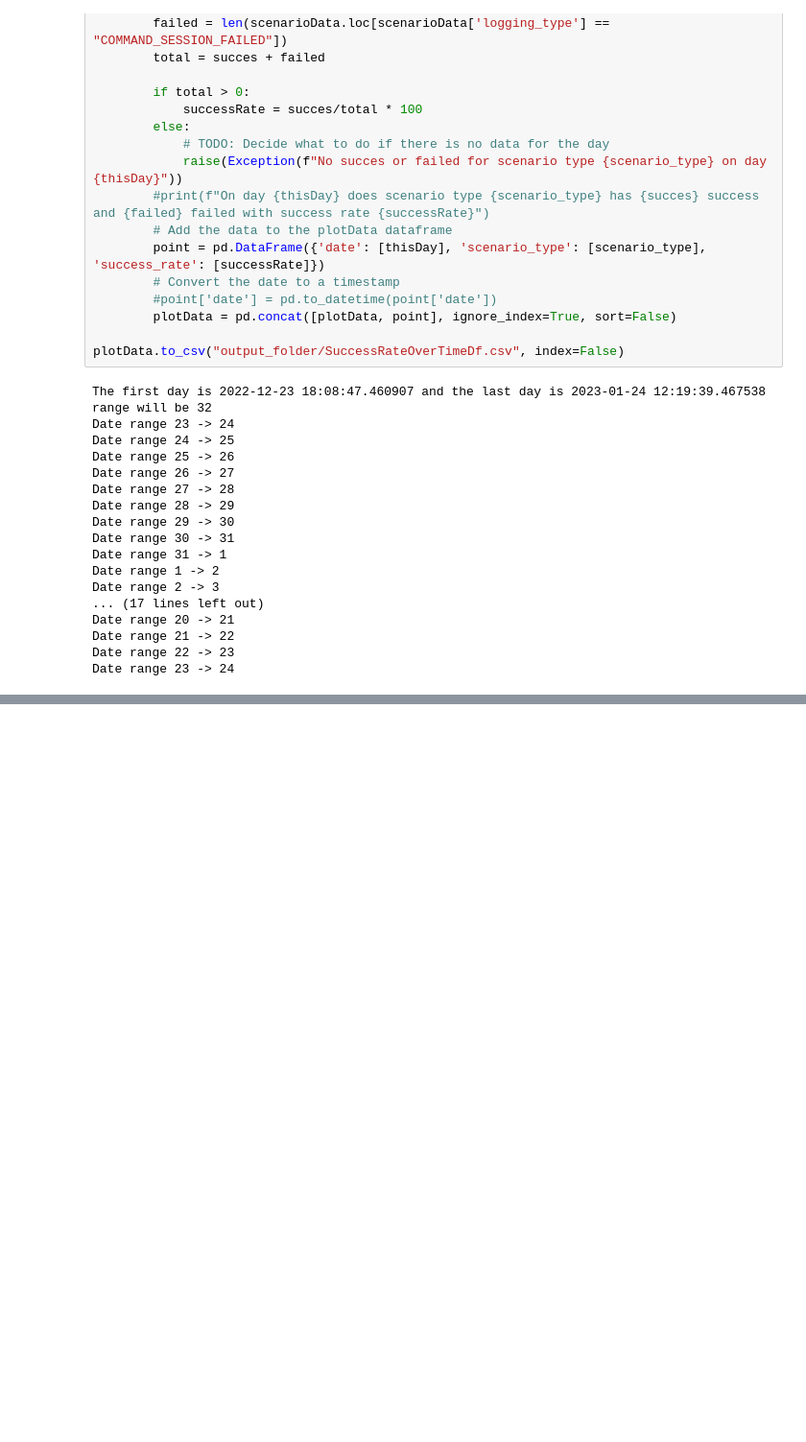
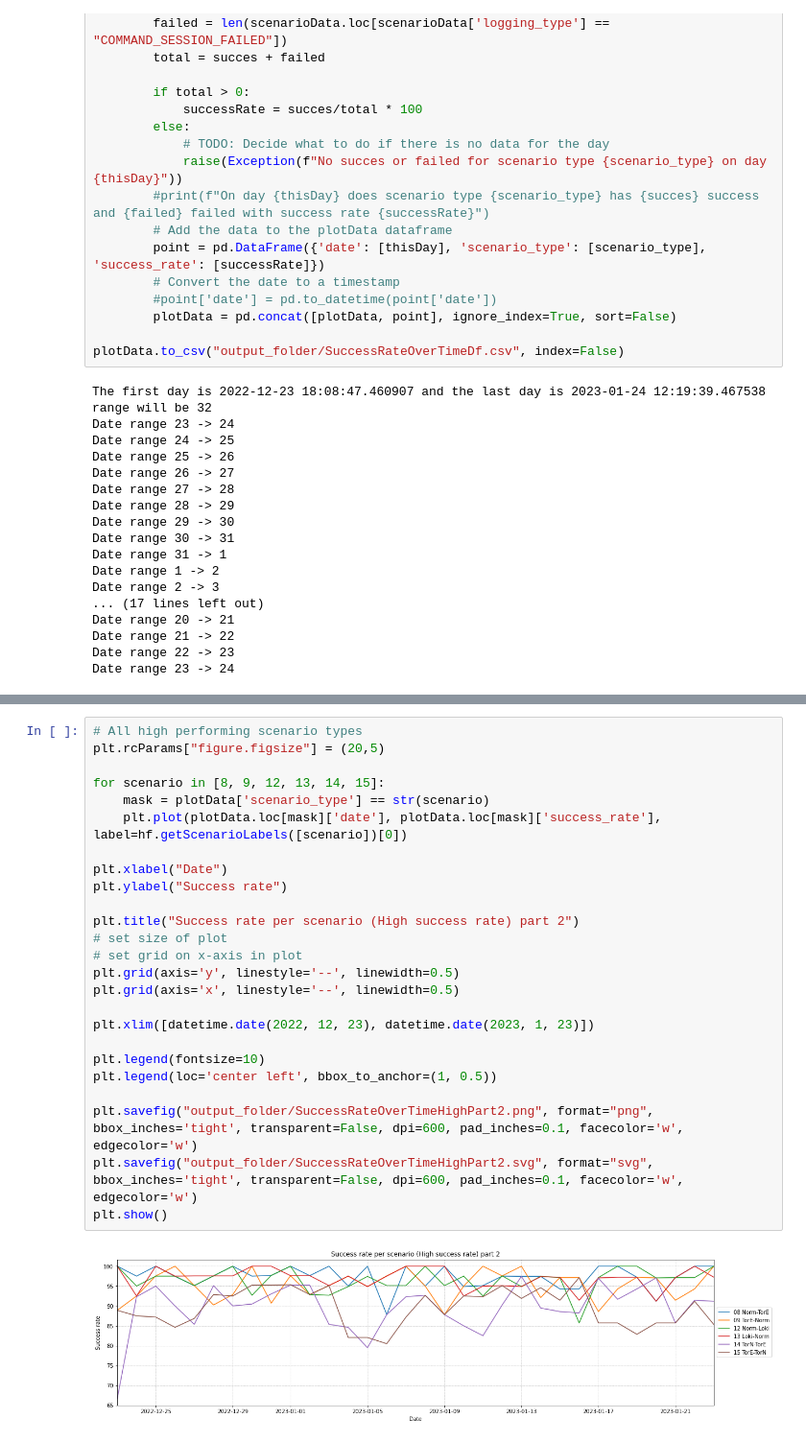
Before and after one commit to Master2022E/OnionRTC-experiment, a Jupyter notebook: Dataprocess/SuccessRateOverTime.ipynb, the cells around one changed output, grey strips where cells are left out. Shown at 96% size. Drawn from its saved outputs; the diff is of its cells as text; blank space fills up the shorter version.

```diff
--- a/Dataprocess/SuccessRateOverTime.ipynb
+++ b/Dataprocess/SuccessRateOverTime.ipynb
@@ -177,3 +210,30 @@ plt.show()
+# %%
+# All high performing scenario types
+plt.rcParams["figure.figsize"] = (20,5)
+
+for scenario in [8, 9, 12, 13, 14, 15]:
+    mask = plotData['scenario_type'] == str(scenario)
+    plt.plot(plotData.loc[mask]['date'], plotData.loc[mask]['success_rate'], label=hf.getScenarioLabels([scenario])[0])
+
+plt.xlabel("Date")
+plt.ylabel("Success rate")
+
+plt.title("Success rate per scenario (High success rate) part 2")
+# set size of plot
+# set grid on x-axis in plot
+plt.grid(axis='y', linestyle='--', linewidth=0.5)
+plt.grid(axis='x', linestyle='--', linewidth=0.5)
+
+plt.xlim([datetime.date(2022, 12, 23), datetime.date(2023, 1, 23)])
+
+plt.legend(fontsize=10)
+plt.legend(loc='center left', bbox_to_anchor=(1, 0.5))
+
+plt.savefig("output_folder/SuccessRateOverTimeHighPart2.png", format="png", bbox_inches='tight', transparent=False, dpi=600, pad_inches=0.1, facecolor='w', edgecolor='w')
+plt.savefig("output_folder/SuccessRateOverTimeHighPart2.svg", format="svg", bbox_inches='tight', transparent=False, dpi=600, pad_inches=0.1, facecolor='w', edgecolor='w')
+plt.show()
+# %% [output]
+[figure, added]
 # %%
 # All high performing scenario types
 plt.rcParams["figure.figsize"] = (20,5)
```
Also changed, not shown: parts of 6 cells of this notebook, 11 other files.
